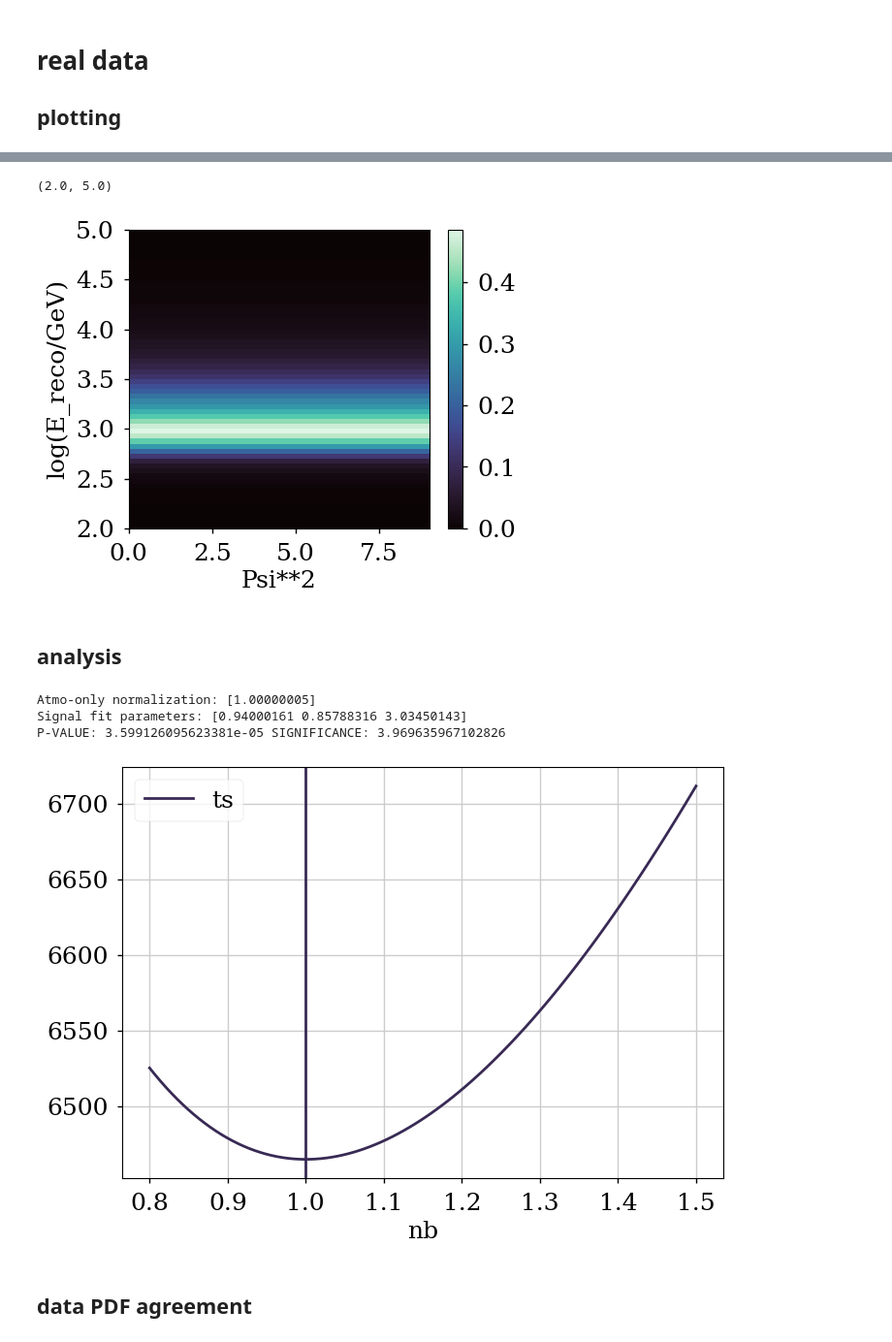
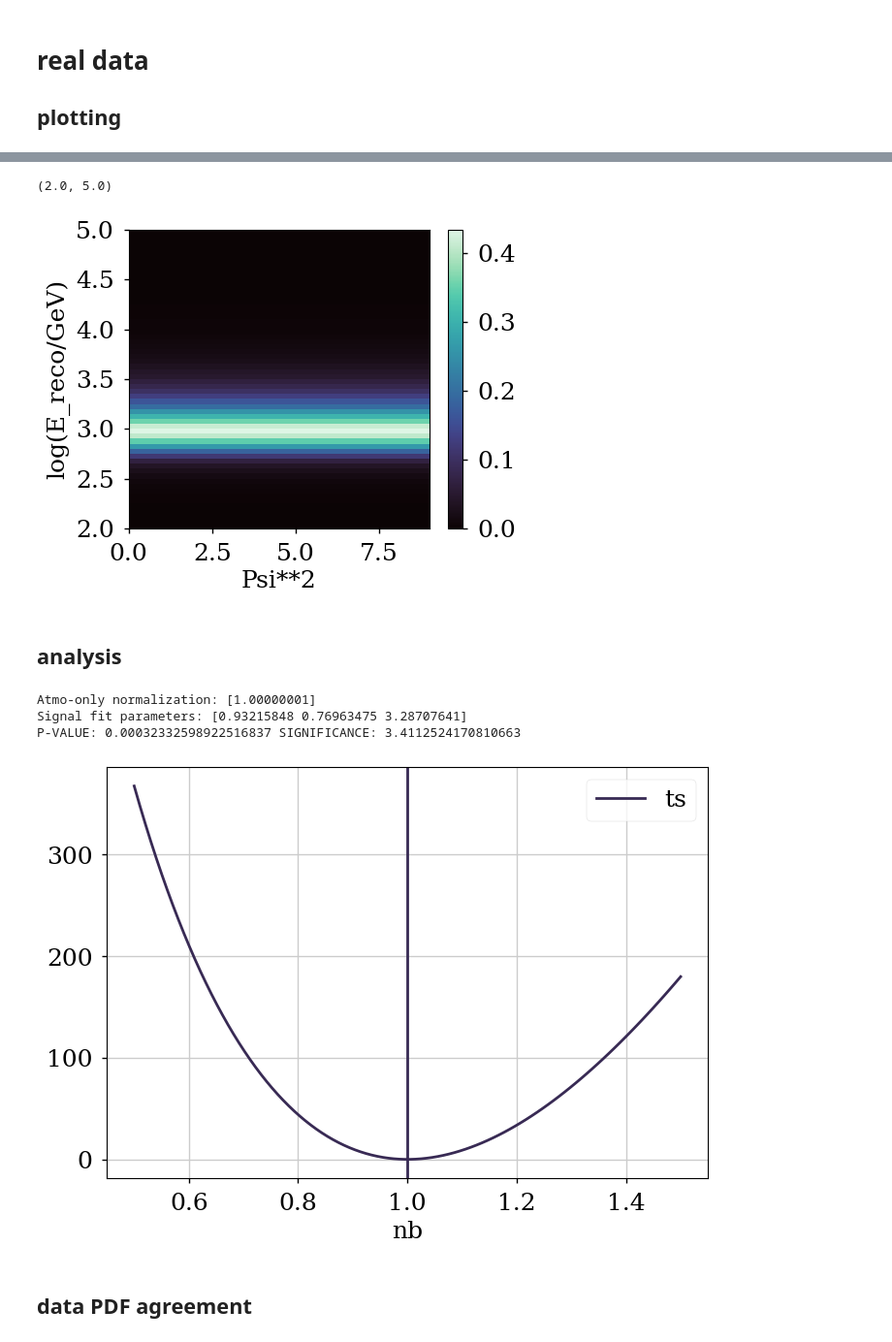
Before and after one commit to PLEnuM-group/Plenum, a Jupyter notebook: notebooks/analysis/data.ipynb, the cells around one changed output, grey strips where cells are left out. Shown at 97% size. Cells and saved outputs as stored; diff of their text form; code cells hidden in the pictures.

```diff
--- a/notebooks/analysis/data.ipynb
+++ b/notebooks/analysis/data.ipynb
@@ -48,7 +48,11 @@ from tqdm import tqdm
 # Real data
 # %%
 # 10yr data release
+# we take only the full detector configurations >= IC86-II,
+# because these we also took for the resolutions and effective area
 exp_data = []
-for fn in glob("/data/plenum/icecube_10year_ps/events/*.csv"):
+for fn in glob("/data/plenum/icecube_10year_ps/events/IC86*.csv"):
+    if "_I_" in fn: continue
+    print(fn)
     exp_data.extend(np.genfromtxt(fn, names=True))
 exp_data = np.array(exp_data)
@@ -390,9 +401,11 @@ data_bg.plot()
 plt.ylim(2, 5)
 # %% [output]
 (2.0, 5.0)
-[figure, old version]
+[figure, new version]
 # %% [markdown]
 ## analysis
+# %%
+bg_from_data = True
 # %%
 ident = "IceCube"
 aeff_factor_bckg = calc_aeff_factor(aeff_2d[ident], **ngc_bg_config)
@@ -400,18 +413,20 @@ aeff_factor_signal = calc_aeff_factor(aeff_2d[ident], **ngc_src_config)
 # asimov data with baseline fluxes
 
 ### we use the bg from data instead! ###
-
-# k_b = atmo_background(
-#    aeff_factor=aeff_factor_bckg,
-#    bckg_vals=array_source_interp(
-#        ngc_src_config["dec"], bckg_histo, sindec_mids, axis=1
-#    ),
-#    energy_resolution=baseline_eres,
-# )
+if bg_from_data:
+    k_b = data_bg
+else:
+    k_b = atmo_background(
+    aeff_factor=aeff_factor_bckg,
+    bckg_vals=array_source_interp(
+        ngc_src_config["dec"], bckg_histo, sindec_mids, axis=1
+    ),
+    energy_resolution=baseline_eres,
+    )
 
 dct = dict(
     shape="powerlaw",
-    mu_b_base=data_bg,  # we use the bg from data instead!
+    mu_b_base=k_b,  # we use the bg from data instead!
     mu_s_base=aeff_factor_signal,
     k_i=data_hist,
     e_0=ngc_flux.E0,
@@ -427,39 +442,39 @@ out_bckg = fmin_l_bfgs_b(
     approx_grad=True,
 )
 print("Atmo-only normalization:", out_bckg[0])
 
 # make parameter scans as crosscheck
 # background-only scan
 bg_ts = []
-for nb in np.linspace(0.8, 1.5, 100):
-    bg_ts.append({"ts": ps_llh_2d_composite((nb, 0, 3), **dct), "nb": nb})
+for nb in np.linspace(0.5, 1.5, 100):
+    bg_ts.append({"ts": ps_llh_2d_composite((nb, 0, 3), **dct) - out_bckg[1], "nb": nb})
 
 bg_ts = pd.DataFrame(bg_ts)
 bg_ts.plot(x="nb", y="ts")
 plt.axvline(out_bckg[0])
 
 # full optimization of all parameters
 
 global_llh = lambda x: ps_llh_2d_composite(x, **dct)
 
 # S+B fit
 out_global = fmin_l_bfgs_b(
     global_llh,
     x0=(1, 1, ngc_flux.gamma),
     bounds=[(1e-3, 10), (1e-3, 10), (1e-3, 10)],
     approx_grad=True,
 )
 print("Signal fit parameters:", out_global[0])
 
 # significance
 pval = chi2.sf(out_bckg[1] - out_global[1], 2)
 significance = norm.isf(pval)
 print("P-VALUE:", pval, "SIGNIFICANCE:", significance)
 # %% [output]
-Atmo-only normalization: [1.00000005]
-Signal fit parameters: [0.94000161 0.85788316 3.03450143]
-P-VALUE: 3.599126095623381e-05 SIGNIFICANCE: 3.969635967102826
+Atmo-only normalization: [1.00000001]
+Signal fit parameters: [0.93215848 0.76963475 3.28707641]
+P-VALUE: 0.00032332598922516837 SIGNIFICANCE: 3.4112524170810663
-[figure, old version]
+[figure, new version]
 # %% [markdown]
 ## data PDF agreement
 # %%
```
Also changed, not shown: parts of 7 cells of this notebook, 9 other files.
